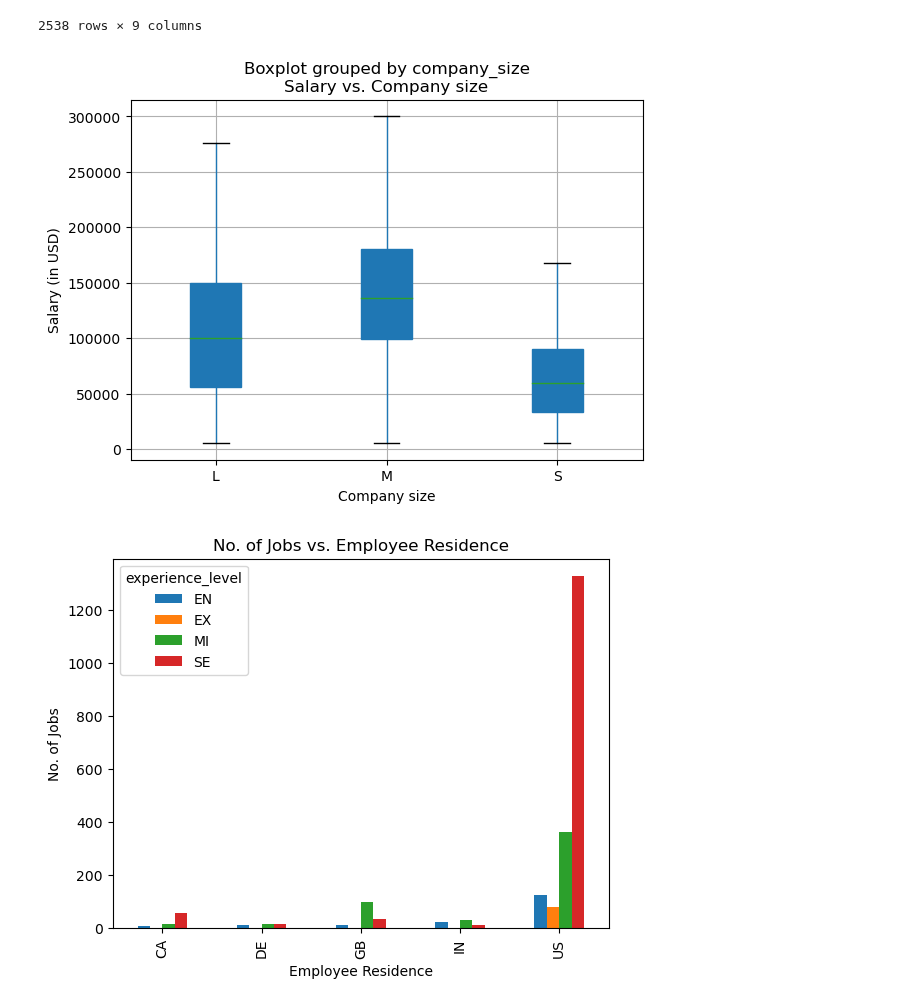
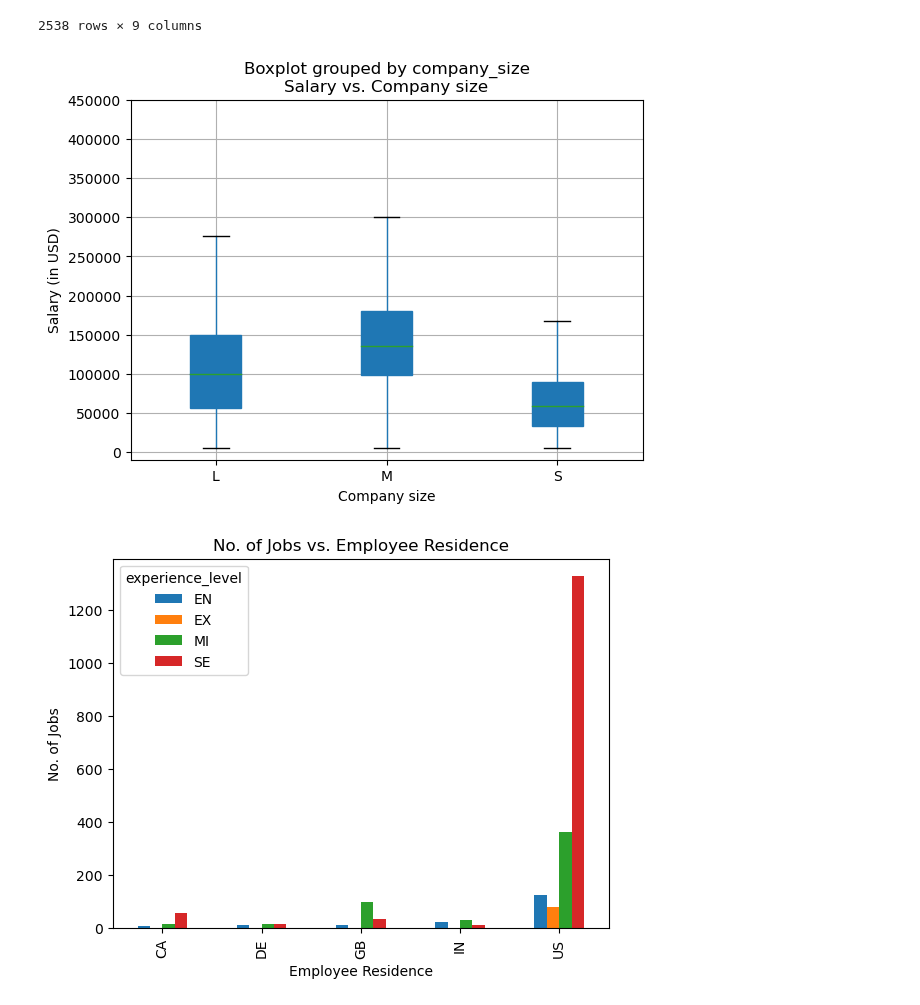
Before and after one commit to garimac12/project_acai, a Jupyter notebook: Project1_GC.ipynb, the cells around one changed output. Saved outputs shown, nothing was run; the diff lists cells and outputs as text; code cells hidden in the pictures.

```diff
--- a/Project1_GC.ipynb
+++ b/Project1_GC.ipynb
@@ -345,17 +360,21 @@ final_df_remove_outlier_d
 # %%
 # Plotting Salary vs. Company size (with removed outliers in salary_in_usd)
 
 final_df_remove_outlier_d.boxplot(column=["salary_in_usd"], by=["company_size"], patch_artist=True)
 plt.title('Salary vs. Company size')
 plt.xlabel('Company size')
 plt.ylabel('Salary (in USD)')
+
+y_ticks = np.arange(0, 500000, 50000)
+plt.yticks(y_ticks)
+
 plt.savefig("output_data_GC/Fig6_salary_company_size_removed_outliers.png")
 plt.show()
 
 #There's a clear trend that the medium size companies provide more median salaries followed by large companies and then followed by small companies. increases, the median salary also increases.
 #The spread of salaries (as shown by the height of the boxes) is more for large size companies.
 # %% [output]
-[figure, old version]
+[figure, new version]
 # %%
 # Plotting Number of Jobs vs. Employee Residence and Experience Level (demonstrating for two categorical variables)
 
```
Also changed, not shown: parts of 15 cells of this notebook.
